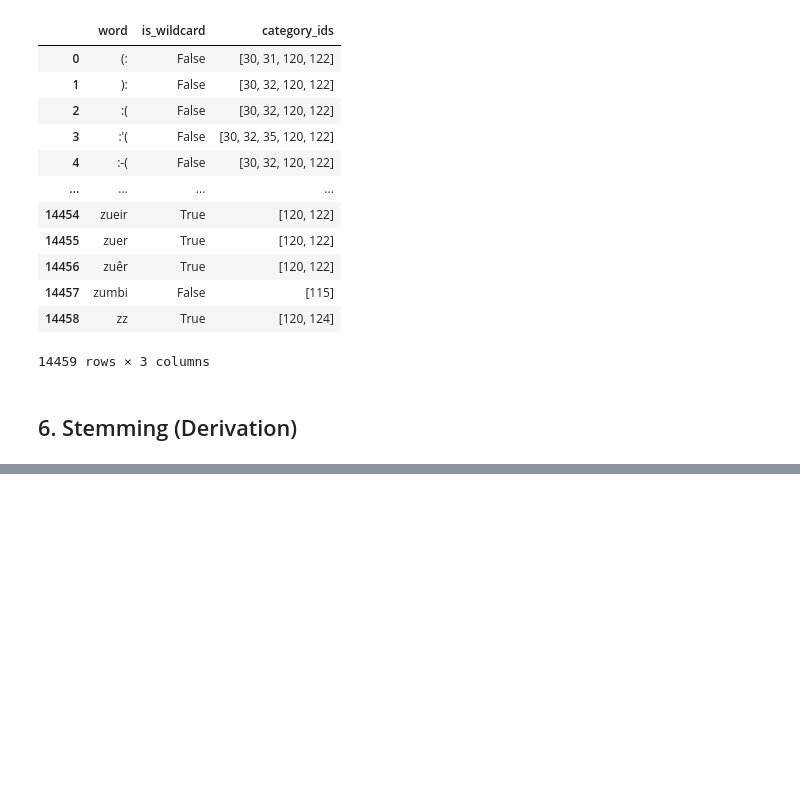
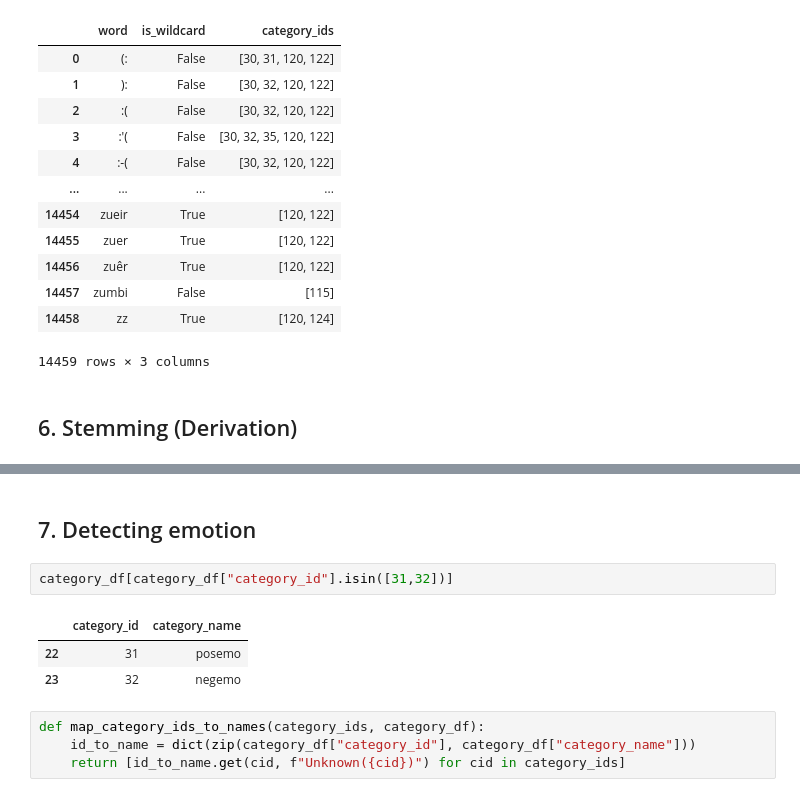
Before and after one commit to joaocarvoli/nlp-symbolic-solution, a Jupyter notebook: symbolic/src/symbolic/notebooks/exploring.ipynb, the cells around one changed output, grey strips where cells are left out. Saved outputs shown, nothing was run; the diff lists cells and outputs as text; blank space fills up the shorter version.

```diff
--- a/symbolic/src/symbolic/notebooks/exploring.ipynb
+++ b/symbolic/src/symbolic/notebooks/exploring.ipynb
@@ -194,3 +189,15 @@ print(f'Start of the commented flatten: {flatten_extend(comment_steammed)[:10]}'
 # %% [output]
 Start of the commented stemmed: [[120, 124], [120, 122], [1, 2, 3, 7, 9, 10, 11], [120, 124], [120, 122, 124], [110], [1, 14], [120, 122, 124], [70, 74, 111], [120, 124]]
 Start of the commented flatten: [120, 124, 120, 122, 1, 2, 3, 7, 9, 10]
+# %% [markdown]
+## 7. Detecting emotion
+# %%
+category_df[category_df["category_id"].isin([31,32])]
+# %% [output]
+|  | category_id | category_name |
+| 22 | 31 | posemo |
+| 23 | 32 | negemo |
+# %%
+def map_category_ids_to_names(category_ids, category_df):
+    id_to_name = dict(zip(category_df["category_id"], category_df["category_name"]))
+    return [id_to_name.get(cid, f"Unknown({cid})") for cid in category_ids]
```
Also changed, not shown: parts of 6 cells of this notebook.
